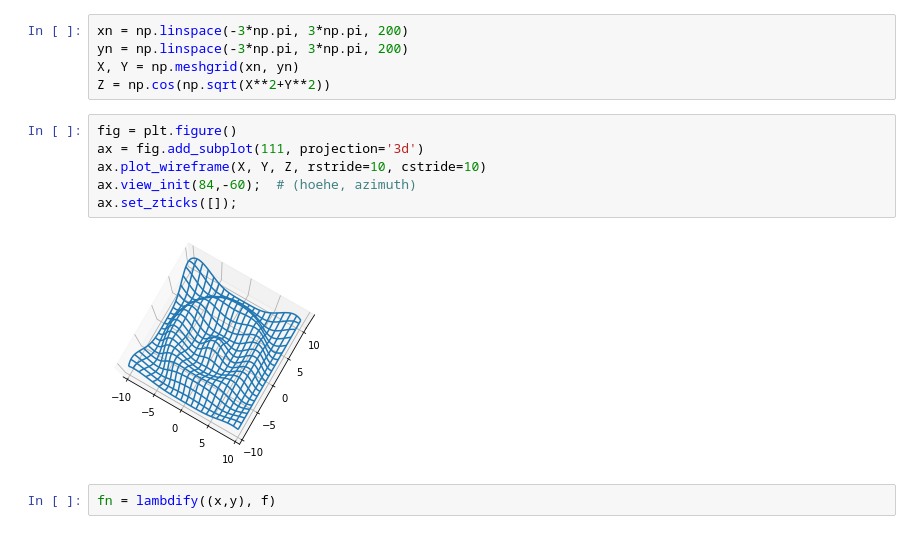
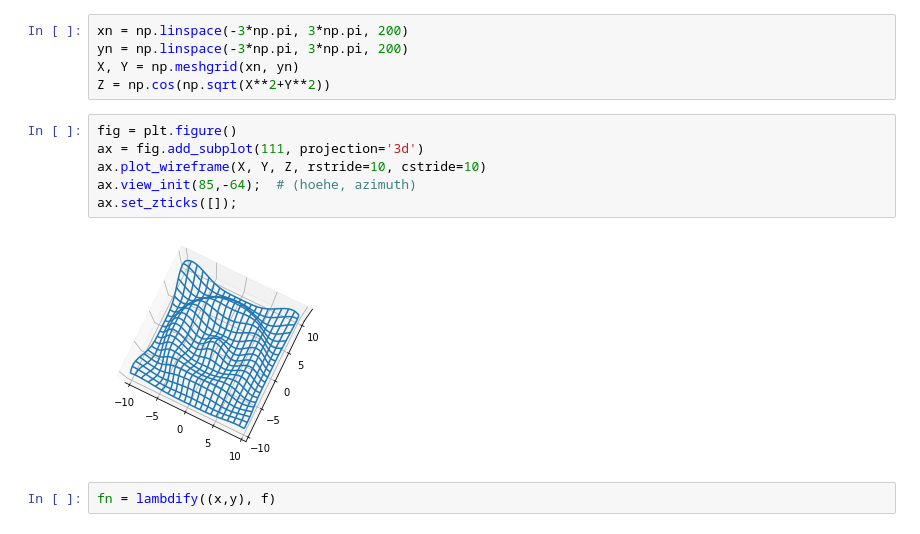
Before and after one commit to Ruediger-Braun/compana20, a Jupyter notebook: Lektion11.ipynb, the cells around one changed output. Saved outputs shown, nothing was run; the diff lists cells and outputs as text.

```diff
--- a/Lektion11.ipynb
+++ b/Lektion11.ipynb
@@ -59,11 +59,11 @@ Z = np.cos(np.sqrt(X**2+Y**2))
 # %%
 fig = plt.figure()
 ax = fig.add_subplot(111, projection='3d')
 ax.plot_wireframe(X, Y, Z, rstride=10, cstride=10)
-ax.view_init(84,-60);  # (hoehe, azimuth)
+ax.view_init(85,-64);  # (hoehe, azimuth)
 ax.set_zticks([]);
 # %% [output]
-[figure, old version]
+[figure, new version]
 # %%
 fn = lambdify((x,y), f)
 # %%
```
Also changed, not shown: parts of 8 cells of this notebook.
